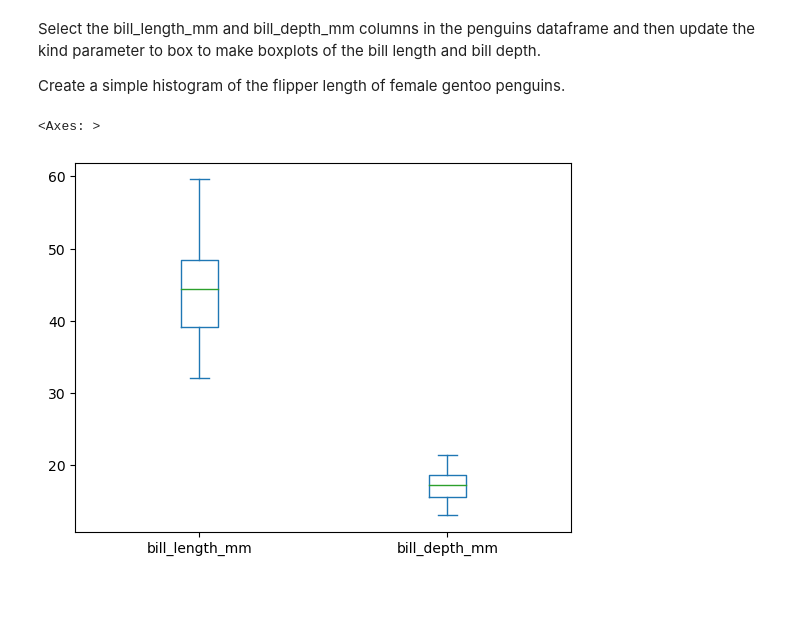
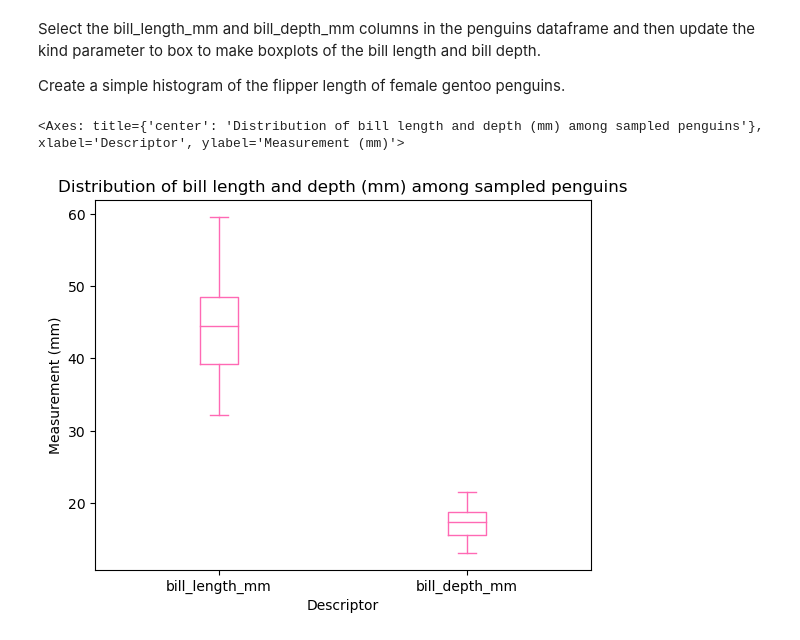
Before and after one commit to vedikaS-byte/eds-220-2025-in-class, a Jupyter notebook: week2-plotting.ipynb, the cells around one changed output. Saved outputs shown, nothing was run; the diff lists cells and outputs as text; code cells hidden in the pictures; blank space fills up the shorter version.

Commit message:
General update made to week2-groupby.ipynb,  week2-plotting.ipynb, week2-updating-dataframes.ipynb for clarity on 10/9/2025

```diff
--- a/week2-plotting.ipynb
+++ b/week2-plotting.ipynb
@@ -110,7 +110,8 @@ Create a simple histogram of the flipper length of female gentoo penguins.
 # %%
 penguins_subset = penguins[["bill_length_mm", "bill_depth_mm"]]
 # Using plot without subsetting data - a mess again
-penguins_subset.plot(kind='box')
+penguins_subset.plot(kind ='box', title = "Distribution of bill length and depth (mm) among sampled penguins",
+                    xlabel = "Descriptor", ylabel = "Measurement (mm)", color = "hotpink")
 # %% [output]
-<Axes: >
+<Axes: title={'center': 'Distribution of bill length and depth (mm) among sampled penguins'}, xlabel='Descriptor', ylabel='Measurement (mm)'>
-[figure, old version]
+[figure, new version]
```
Also changed, not shown: parts of 3 cells of this notebook, 2 other files.
